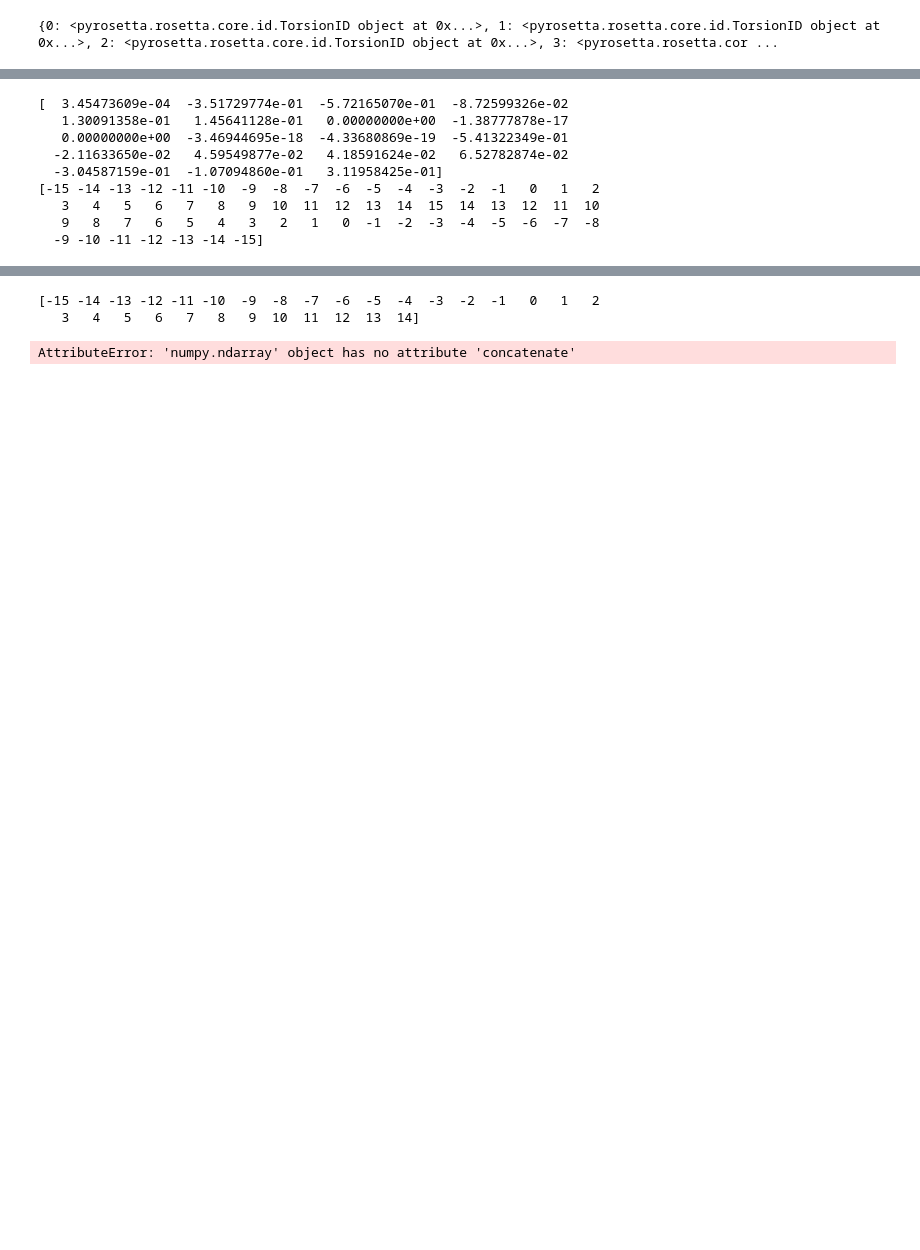
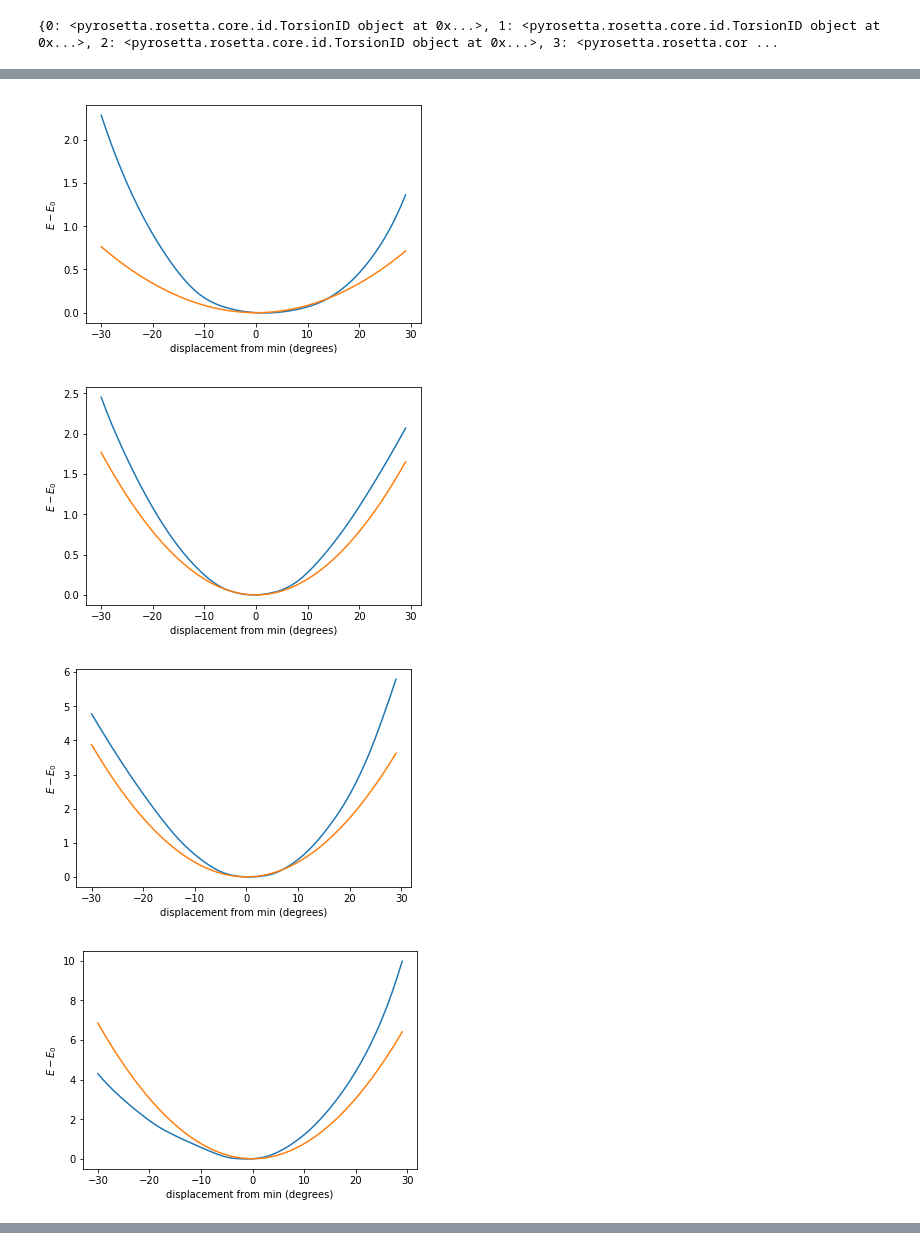
Before and after one commit to maa805/mining-minima, a Jupyter notebook: mining_minima_nucleic_acids.ipynb, the cells around one changed output, grey strips where cells are left out. Cells and saved outputs as stored; diff of their text form; code cells hidden in the pictures; blank space fills up the shorter version.

```diff
--- a/mining_minima_nucleic_acids.ipynb
+++ b/mining_minima_nucleic_acids.ipynb
@@ -105,5 +111,13 @@ def find_minimum(pose, sf, movemap):
 
     return minimum
 # %%
-pose, movemap, dof_dict = initialize_pose('aa', 'uu')
+seq1 = 'aa'
+seq2 = 'uu'
+
+pose, movemap, dof_dict = initialize_pose(seq1, seq2)
+
+print movemap
+
+n_residues = len(seq1) + len(seq2)
+
 scorefxn = core.scoring.ScoreFunctionFactory.create_score_function('rna/denovo/rna_hires')
@@ -137,12 +169,20 @@ pose.set_gamma(4, 53)
 pose.set_epsilon(3, -150)
 pose.set_zeta(3, -79)
 pose.set_chi(3, 79)
+'''
+movemap.set(TorsionID(3, BB, 1), False)
+movemap.set(TorsionID(3, BB, 2), False)
+movemap.set(TorsionID(3, BB, 3), False)
+movemap.set(TorsionID(2, BB, 5), False)
+movemap.set(TorsionID(2, BB, 6), False)
+'''
 
+minmover.apply(pose)
 pose.set_chi(4, 79)
 pmm.apply(pose)
 h = 0.5
 h_rad = h*np.pi/180
-
+E_0 = scorefxn(pose)
 dofs = []
 dofs.append(pose.alpha(2))
 dofs.append(pose.beta(2))
@@ -258,28 +298,36 @@ pmm.apply(pose)
 # %%
-K = w[10]
-mode = v[:,10]
-print mode
-observer = AddPyMOLObserver(pose, True)
-h = np.arange(-,15,1)
-h = np.concatenate((np.append(h, 15), h[: :-1]))
-print h
+for kk in range(1,6):
 
-for hh in h:
+    K = w[kk]
+    mode = v[:,kk]
+    observer = AddPyMOLObserver(pose, True)
+    h = np.arange(-30,30,1)
+    h_plot = h*np.pi/180
+    #h = np.concatenate((np.append(h, 15), h[: :-1]))
 
-    dofs_new = dofs+hh*mode
+    bar = []
 
-    for jj, dof in enumerate(dofs_new):
 
-        pose.set_torsion(dof_dict[jj], dof)
+    for hh in h:
 
-    scorefxn(pose)
+        dofs_new = dofs+hh*mode
+
+        for jj, dof in enumerate(dofs_new):
+
+            pose.set_torsion(dof_dict[jj], dof)
+
+        bar.append(scorefxn(pose)-E_0)
+        #print E_0, scorefxn(pose)
+
+    np.array(bar)
+
+    plt.figure()
+    plt.plot(h, bar)
+    plt.plot(h, 0.5*K*h**2)
+    plt.xlabel('displacement from min (degrees)')
+    plt.ylabel('$E-E_0$')
 # %% [output]
-[  3.45473609e-04  -3.51729774e-01  -5.72165070e-01  -8.72599326e-02
-   1.30091358e-01   1.45641128e-01   0.00000000e+00  -1.38777878e-17
-   0.00000000e+00  -3.46944695e-18  -4.33680869e-19  -5.41322349e-01
-  -2.11633650e-02   4.59549877e-02   4.18591624e-02   6.52782874e-02
-  -3.04587159e-01  -1.07094860e-01   3.11958425e-01]
-[-15 -14 -13 -12 -11 -10  -9  -8  -7  -6  -5  -4  -3  -2  -1   0   1   2
-   3   4   5   6   7   8   9  10  11  12  13  14  15  14  13  12  11  10
-   9   8   7   6   5   4   3   2   1   0  -1  -2  -3  -4  -5  -6  -7  -8
-  -9 -10 -11 -12 -13 -14 -15]
+[figure, added]
+[figure, added]
+[figure, added]
+[figure, added]
@@ -286,9 +334,0 @@ for hh in h:
-# %%
-print h
-# %% [output]
-[-15 -14 -13 -12 -11 -10  -9  -8  -7  -6  -5  -4  -3  -2  -1   0   1   2
-   3   4   5   6   7   8   9  10  11  12  13  14]
-# %%
-h.concatenate(np.arange(15,-15,1))
-# %% [output]
-AttributeError: 'numpy.ndarray' object has no attribute 'concatenate'
```
Also changed, not shown: parts of 12 cells of this notebook.
